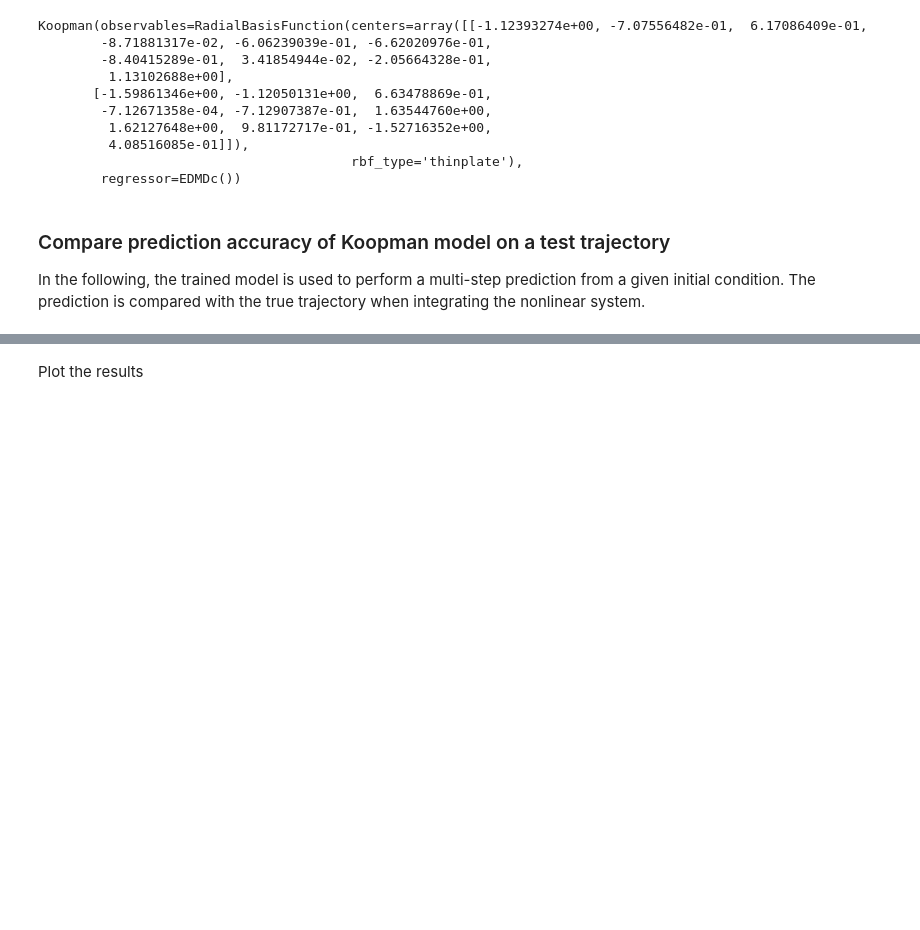
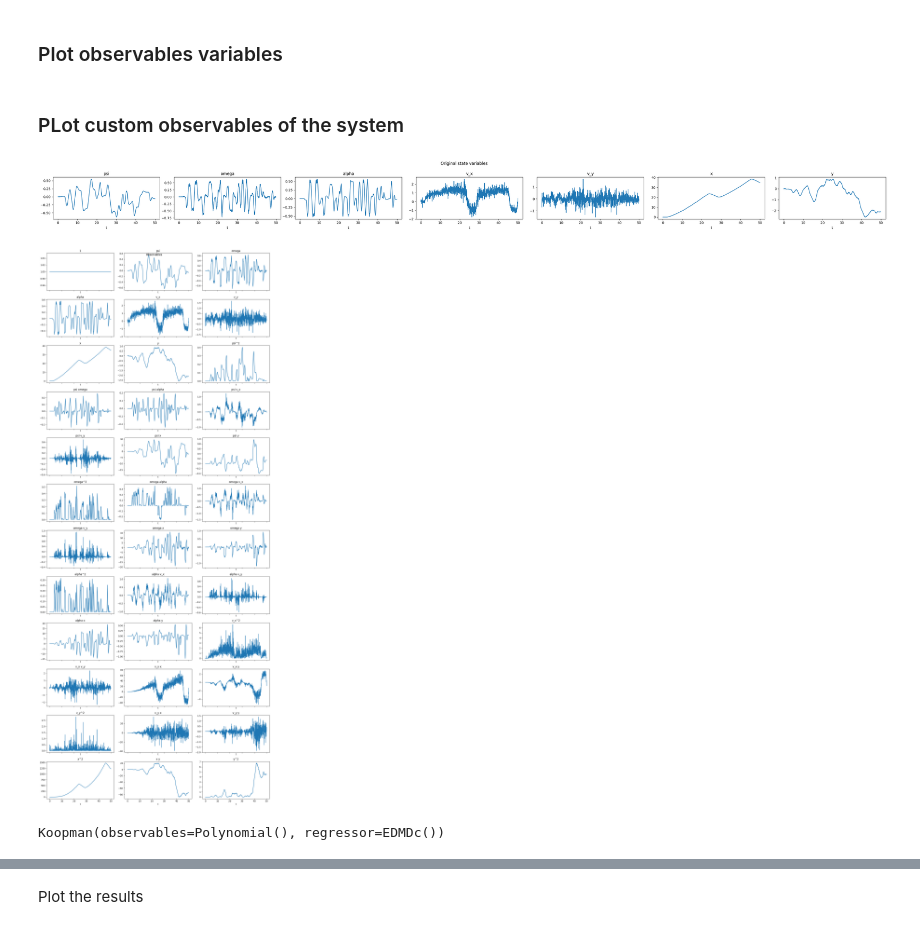
Before and after one commit to lfrecalde1/blue_simulator, a Jupyter notebook: Code/Dynamics_Python/Koopman_Pykoopman/tutorial_koopman_edmdc_for_vdp_system.ipynb, the cells around one changed output, grey strips where cells are left out. Saved outputs shown, nothing was run; the diff lists cells and outputs as text; code cells hidden in the pictures; blank space fills up the shorter version.

```diff
--- a/Code/Dynamics_Python/Koopman_Pykoopman/tutorial_koopman_edmdc_for_vdp_system.ipynb
+++ b/Code/Dynamics_Python/Koopman_Pykoopman/tutorial_koopman_edmdc_for_vdp_system.ipynb
@@ -68,0 +161,46 @@ EDMDc model: The observables (or lifting functions) for the Koopman model are ch
+# %% [markdown]
+### Plot observables variables
+# %%
+def plot_observables(observables, x, t, input_features=None, t_delay=None):
+    '''Generate plots of state variables before and after being transformed into new observables.'''
+    n_features = x.shape[1]
+    if input_features is None:
+        input_features = [f'x{i}' for i in range(n_features)]
+    if t_delay is None:
+        t_delay = t
+
+    # Plot input features (state variables)
+    fig, axs = plt.subplots(1, n_features, figsize=(n_features * 5, 3))
+
+    for ax, k, feat_name in zip(axs, range(n_features), input_features):
+        ax.plot(t, x[:, k])
+        ax.set(xlabel='t', title=feat_name)
+    fig.suptitle('Original state variables')
+    fig.tight_layout()
+    # fig.show()
+
+    # Plot output features
+    y = observables.fit_transform(x)
+
+    n_output_features = observables.n_output_features_
+    feature_names = observables.get_feature_names(input_features)
+
+    n_rows = (n_output_features // 3) + (n_output_features % 3 > 0)
+    fig, axs = plt.subplots(n_rows, 3, figsize=(15, 3 * n_rows), sharex=True)
+
+    for ax, k, feat_name in zip(axs.flatten(), range(n_output_features), feature_names):
+        ax.plot(t_delay, y[:, k])
+        ax.set(xlabel='t', title=feat_name)
+
+    fig.suptitle('Observables')
+    fig.tight_layout()
+    # fig.show()
+    return
+# %% [markdown]
+### PLot custom observables of the system
+# %%
+obs = pk.observables.Polynomial(degree=2)
+plot_observables(obs, X1.T, t, input_features=input_features)
+# %% [output]
+[figure, added]
+[figure, added]
@@ -69,21 +214,6 @@ EDMDc model: The observables (or lifting functions) for the Koopman model are ch
 # %%
 EDMDc = pk.regression.EDMDc()
-RBF = pk.observables.RadialBasisFunction(rbf_type='thinplate', n_centers=10, centers=None, kernel_width=1.0, polyharmonic_coeff=1.0, include_state=True)
-
-model = pk.Koopman(observables=RBF, regressor=EDMDc)
-model.fit(X.T, y=Y.T, u=U.T)
+model = pk.Koopman(observables=obs, regressor=EDMDc)
+model.fit(X1.T, y=X2.T, u=U[:,:].T)
 # %% [output]
-Koopman(observables=RadialBasisFunction(centers=array([[-1.12393274e+00, -7.07556482e-01,  6.17086409e-01,
-        -8.71881317e-02, -6.06239039e-01, -6.62020976e-01,
-        -8.40415289e-01,  3.41854944e-02, -2.05664328e-01,
-         1.13102688e+00],
-       [-1.59861346e+00, -1.12050131e+00,  6.63478869e-01,
-        -7.12671358e-04, -7.12907387e-01,  1.63544760e+00,
-         1.62127648e+00,  9.81172717e-01, -1.52716352e+00,
-         4.08516085e-01]]),
-                                        rbf_type='thinplate'),
-        regressor=EDMDc())
+Koopman(observables=Polynomial(), regressor=EDMDc())
-# %% [markdown]
-### Compare prediction accuracy of Koopman model on a test trajectory
-
-In the following, the trained model is used to perform a multi-step prediction from a given initial condition. The prediction is compared with the true trajectory when integrating the nonlinear system.
```
Also changed, not shown: parts of 25 cells of this notebook, 2 other files.
